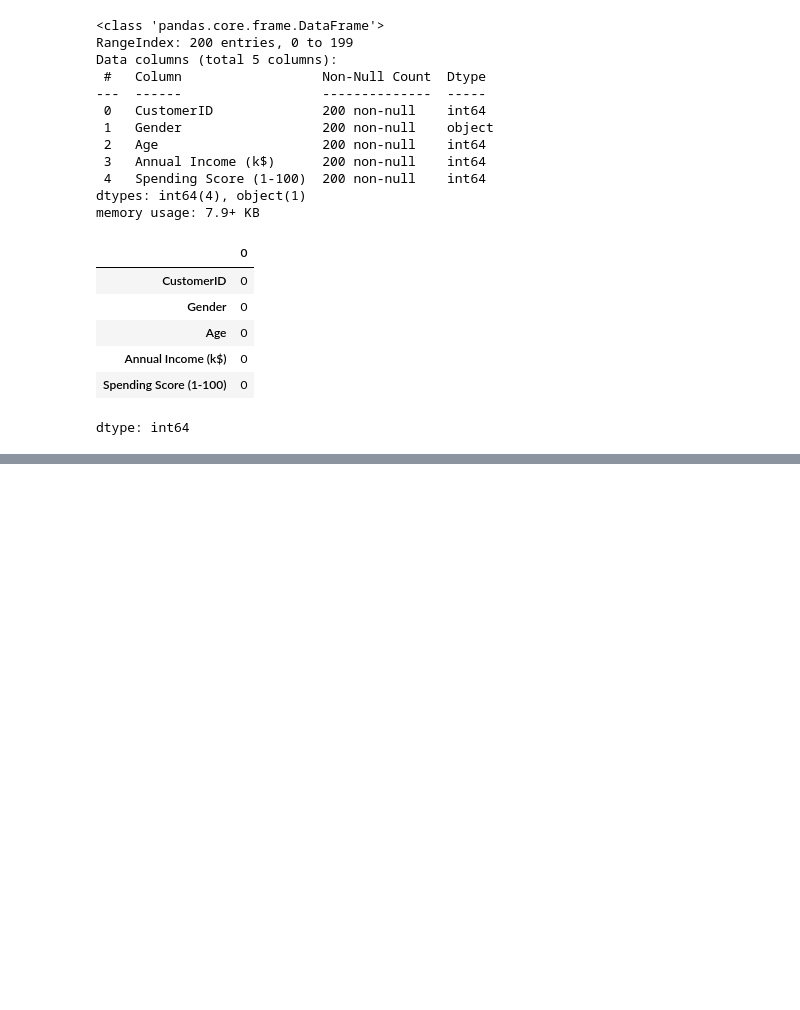
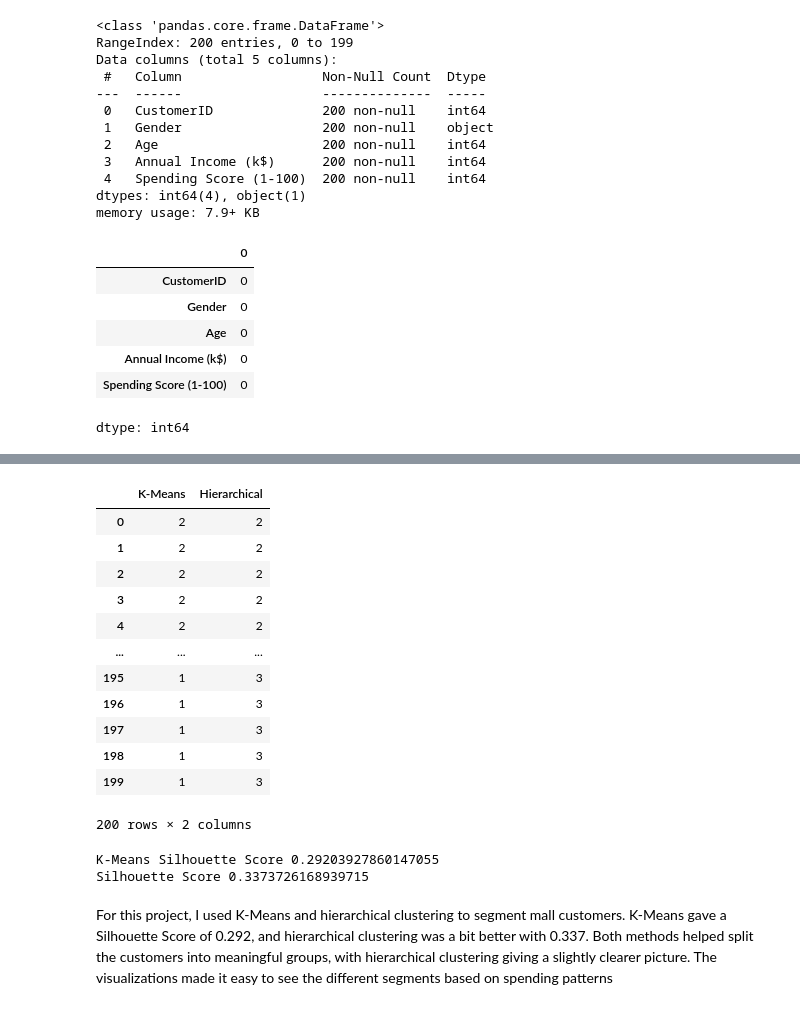
Before and after one commit to mrrjew/KMeans-clustering, a Jupyter notebook: Lab6_11225319.ipynb, the cells around one changed output, grey strips where cells are left out. Saved outputs shown, nothing was run; the diff lists cells and outputs as text; code cells hidden in the pictures; blank space fills up the shorter version.

```diff
--- a/Lab6_11225319.ipynb
+++ b/Lab6_11225319.ipynb
@@ -122,0 +154,29 @@ kmeans.fit(x)
+# %%
+comparison = pd.DataFrame({'K-Means':kmeans_labels,'Hierarchical':labels_hierarchical})
+comparison
+# %% [output]
+|  | K-Means | Hierarchical |
+| 0 | 2 | 2 |
+| 1 | 2 | 2 |
+| 2 | 2 | 2 |
+| 3 | 2 | 2 |
+| 4 | 2 | 2 |
+| ... | ... | ... |
+| 195 | 1 | 3 |
+| 196 | 1 | 3 |
+| 197 | 1 | 3 |
+| 198 | 1 | 3 |
+| 199 | 1 | 3 |
+200 rows × 2 columns
+# %%
+from sklearn.metrics import silhouette_score
+
+slt_kmeans = silhouette_score(x,kmeans_labels)
+print('K-Means Silhouette Score',slt_kmeans)
+slt_hierarchical = silhouette_score(x,labels_hierarchical)
+print('Silhouette Score', slt_hierarchical)
+# %% [output]
+K-Means Silhouette Score 0.29203927860147055
+Silhouette Score 0.3373726168939715
+# %% [markdown]
+For this project, I used K-Means and hierarchical clustering to segment mall customers. K-Means gave a Silhouette Score of 0.292, and hierarchical clustering was a bit better with 0.337. Both methods helped split the customers into meaningful groups, with hierarchical clustering giving a slightly clearer picture. The visualizations made it easy to see the different segments based on spending patterns
```
Also changed, not shown: parts of 8 cells of this notebook.
